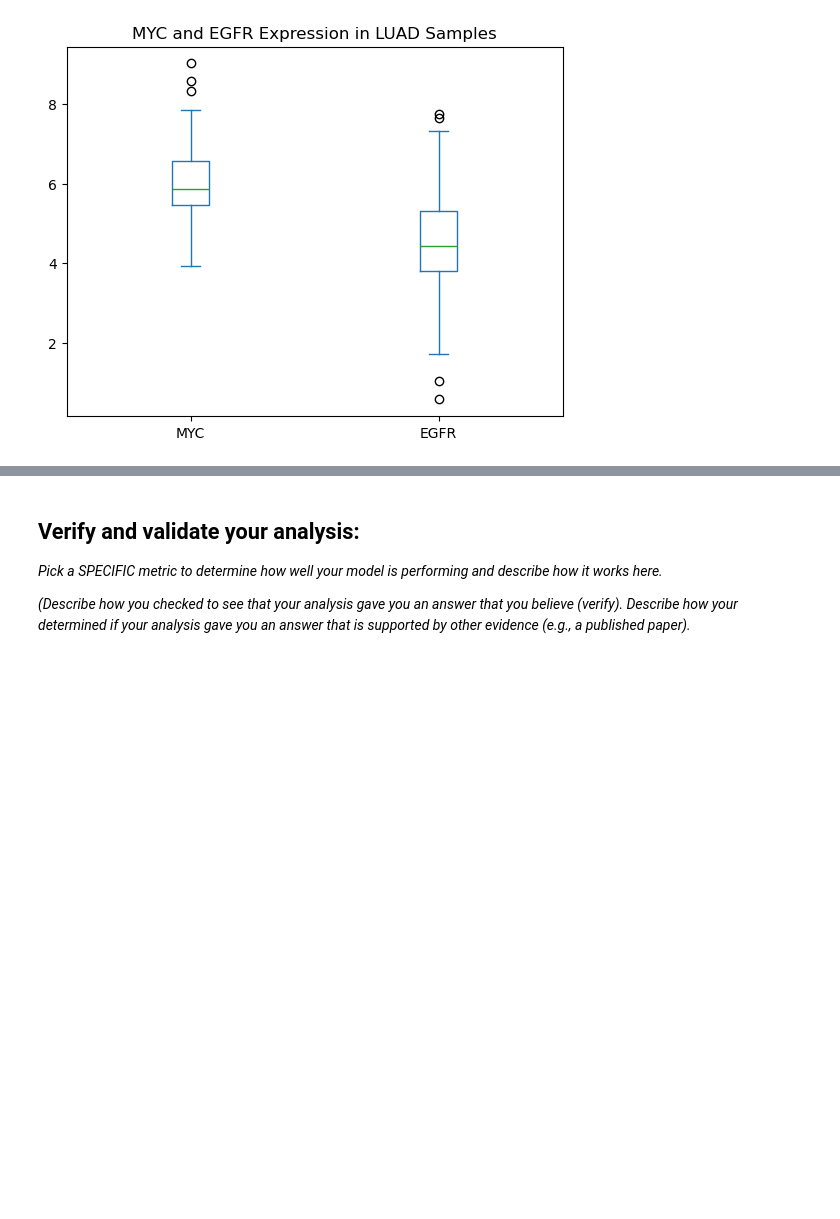
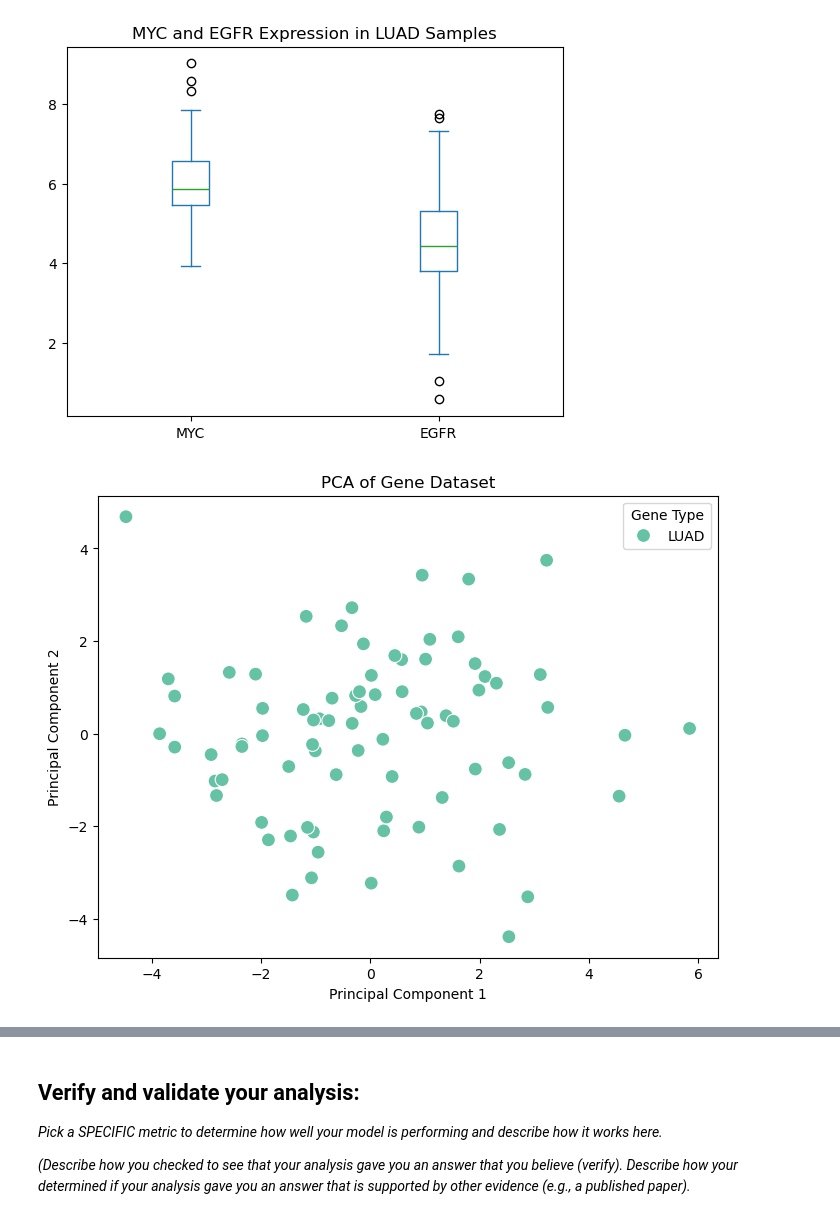
Before and after one commit to smgroves/Module-4-Cancer, a Jupyter notebook: code/Module 4 Template.ipynb, the cells around one changed output, grey strips where cells are left out. Saved outputs shown, nothing was run; the diff lists cells and outputs as text; code cells hidden in the pictures; blank space fills up the shorter version.

```diff
--- a/code/Module 4 Template.ipynb
+++ b/code/Module 4 Template.ipynb
@@ -282,3 +282,30 @@ plt.show()
 # %% [output]
 [figure]
 [figure]
+# %%
+import pandas as pd
+import numpy as np
+import matplotlib.pyplot as plt
+from sklearn.cluster import KMeans
+import seaborn as sns
+from sklearn.decomposition import PCA
+
+X = LUAD_gene_data.T
+
+pca = PCA(n_components=2)
+X_pca = pca.fit_transform(X)
+plt.figure(figsize=(8, 6))
+sns.scatterplot(x=X_pca[:, 0],
+                y=X_pca[:, 1],
+                hue = LUAD_merged['cancer_type'],
+
+
+                palette="Set2",
+                s=100)
+plt.title("PCA of Gene Dataset")
+plt.xlabel("Principal Component 1")
+plt.ylabel("Principal Component 2")
+plt.legend(title="Gene Type")
+plt.show()
+# %% [output]
+[figure, added]
```
Also changed, not shown: parts of 2 cells of this notebook.
